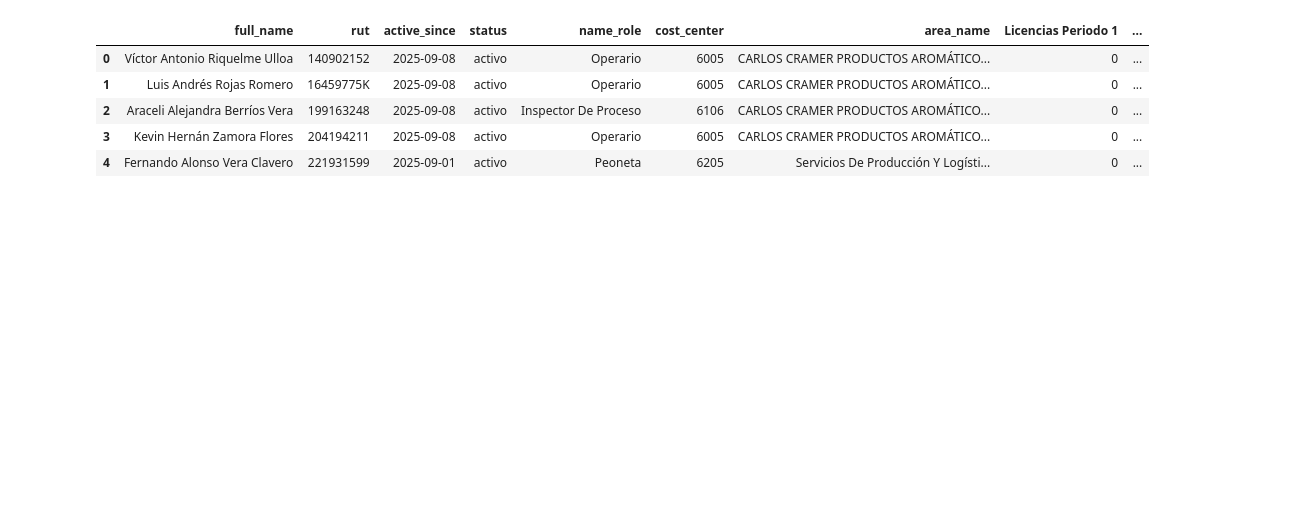
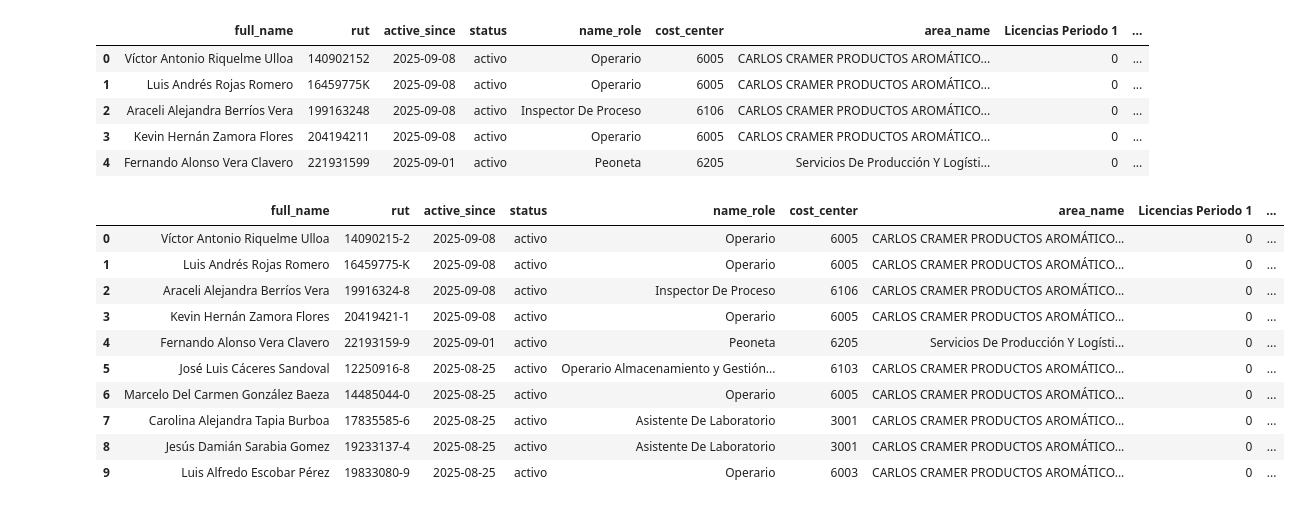
Before and after one commit to bgacitua/contenedor_cramer, a Jupyter notebook: Scripts de Python/Script Bono Asistencia/script_bono_asistencia_v3_final.ipynb, the cells around one changed output. Drawn from its saved outputs; the diff is of its cells as text; code cells hidden in the pictures; blank space fills up the shorter version.

```diff
--- a/Scripts de Python/Script Bono Asistencia/script_bono_asistencia_v3_final.ipynb
+++ b/Scripts de Python/Script Bono Asistencia/script_bono_asistencia_v3_final.ipynb
@@ -245,7 +245,7 @@ memory usage: 118.8+ KB
 # %%
 #Importar dataframe atrasos
 columnas_necesarias = ['nombreTipoAusencia' ,'fecha', 'horaInicio', 'horaProgramadaInicio', 'HoraInicioMarcaReloj', 'horaTermino', 'horaProgramadaTermino', 'HoraTerminoMarcaReloj', 'rut', 'nombre', 'apellidoPaterno', 'apellidoMaterno', 'Centrocosto_trabajador', 'PuestoIntegracion_trabajador', 'nombreMotivoPago']
-df_atrasos = pd.read_excel(r"C:\Users\bgacitua\Desktop\Repositorio_GitHub\Scripts de Python\Script Bono Asistencia\Archivos de trabajo\2025-09-11 12_03_10-1129404325-reporte_turnos_bruto_combinado.xlsx")
+df_atrasos = pd.read_excel(r"C:\Users\bgacitua\Desktop\Repositorio_GitHub\Scripts de Python\Script Bono Asistencia\Archivos de trabajo\2025-09-12 08_30_21-2018778312-reporte_turnos_bruto_combinado.xlsx")
 df_atrasos = df_atrasos[columnas_necesarias]
 df_atrasos.info()
 
@@ -871,8 +871,8 @@ Index(['full_name', 'rut', 'active_since', 'status', 'name_role',
        'Olvido Marca Periodo 2'],
       dtype='object')
 # %%
-columnas_periodo_1 = df_final.columns[df_final.columns.str.contains('Periodo 1', case=False, na=False)].tolist()
-columnas_periodo_2 = df_final.columns[df_final.columns.str.contains('Periodo 2', case=False, na=False)].tolist()
+columnas_periodo_1 = df_final.columns[df_final.columns.str.contains('Periodo 1', case=False, na=False)].tolist() + ['active_since']
+columnas_periodo_2 = df_final.columns[df_final.columns.str.contains('Periodo 2', case=False, na=False)].tolist() + ['active_since']
 
 display(columnas_periodo_1)
 display(columnas_periodo_2)
@@ -891,10 +893,14 @@ display(columnas_periodo_2)
 df_final_con_bono = df_final.copy()
 
 def calcular_bono_p1(row):
+    #Transformar col6 a datetime
+    row[columnas_periodo_1[5]] = pd.to_datetime(row[columnas_periodo_1[5]], errors='coerce')
+
     # Suma de las primeras tres columnas del periodo 1
     suma_3 = row[columnas_periodo_1[0]] + row[columnas_periodo_1[1]] + row[columnas_periodo_1[2]]
     col4 = row[columnas_periodo_1[3]]
     col5 = row[columnas_periodo_1[4]]
+    col6 = row[columnas_periodo_1[5]]
 
     if suma_3 >= 1:
         return "0"
@@ -902,22 +908,30 @@ def calcular_bono_p1(row):
         return "0"
     elif col5 >= 3:
         return "0"
+    elif col6 > fecha_inicio_q2:
+        return "0"
     else:
         return "0.5"
 
 df_final_con_bono['Bono Asistencia P1'] = df_final_con_bono.apply(calcular_bono_p1, axis=1)
 
 def calcular_bono_p2(row):
+    #Transformar col6 a datetime
+    row[columnas_periodo_2[5]] = pd.to_datetime(row[columnas_periodo_2[5]], errors='coerce')
+
     # Suma de las primeras tres columnas del periodo 1
     suma_3 = row[columnas_periodo_2[0]] + row[columnas_periodo_2[1]] + row[columnas_periodo_2[2]]
     col4 = row[columnas_periodo_2[3]]
     col5 = row[columnas_periodo_2[4]]
+    col6 = row[columnas_periodo_2[5]]
 
     if suma_3 >= 1:
         return "0"
     elif col4 >= 3:
         return "0"
     elif col5 >= 3:
+        return "0"
+    elif col6 > fecha_inicio_q2:
         return "0"
     else:
         return "0.5"
@@ -954,6 +968,21 @@ display(df_final_con_bono.head(5))
 | 2 | Araceli Alejandra Berríos Vera | 199163248 | 2025-09-08 | activo | Inspector De Proceso | 6106 | CARLOS CRAMER PRODUCTOS AROMÁTICO... | 0 | ... |
 | 3 | Kevin Hernán Zamora Flores | 204194211 | 2025-09-08 | activo | Operario | 6005 | CARLOS CRAMER PRODUCTOS AROMÁTICO... | 0 | ... |
 | 4 | Fernando Alonso Vera Clavero | 221931599 | 2025-09-01 | activo | Peoneta | 6205 | Servicios De Producción Y Logísti... | 0 | ... |
+# %%
+df_final_con_bono['rut'] = df_final_con_bono['rut'].str[:-1] + "-" + df_final_con_bono['rut'].str[-1]
+display(df_final_con_bono.head(10))
+# %% [output]
+|  | full_name | rut | active_since | status | name_role | cost_center | area_name | Licencias Periodo 1 | ... |
+| 0 | Víctor Antonio Riquelme Ulloa | 14090215-2 | 2025-09-08 | activo | Operario | 6005 | CARLOS CRAMER PRODUCTOS AROMÁTICO... | 0 | ... |
+| 1 | Luis Andrés Rojas Romero | 16459775-K | 2025-09-08 | activo | Operario | 6005 | CARLOS CRAMER PRODUCTOS AROMÁTICO... | 0 | ... |
+| 2 | Araceli Alejandra Berríos Vera | 19916324-8 | 2025-09-08 | activo | Inspector De Proceso | 6106 | CARLOS CRAMER PRODUCTOS AROMÁTICO... | 0 | ... |
+| 3 | Kevin Hernán Zamora Flores | 20419421-1 | 2025-09-08 | activo | Operario | 6005 | CARLOS CRAMER PRODUCTOS AROMÁTICO... | 0 | ... |
+| 4 | Fernando Alonso Vera Clavero | 22193159-9 | 2025-09-01 | activo | Peoneta | 6205 | Servicios De Producción Y Logísti... | 0 | ... |
+| 5 | José Luis Cáceres Sandoval | 12250916-8 | 2025-08-25 | activo | Operario Almacenamiento y Gestión... | 6103 | CARLOS CRAMER PRODUCTOS AROMÁTICO... | 0 | ... |
+| 6 | Marcelo Del Carmen González Baeza | 14485044-0 | 2025-08-25 | activo | Operario | 6005 | CARLOS CRAMER PRODUCTOS AROMÁTICO... | 0 | ... |
+| 7 | Carolina Alejandra Tapia Burboa | 17835585-6 | 2025-08-25 | activo | Asistente De Laboratorio | 3001 | CARLOS CRAMER PRODUCTOS AROMÁTICO... | 0 | ... |
+| 8 | Jesús Damián Sarabia Gomez | 19233137-4 | 2025-08-25 | activo | Asistente De Laboratorio | 3001 | CARLOS CRAMER PRODUCTOS AROMÁTICO... | 0 | ... |
+| 9 | Luis Alfredo Escobar Pérez | 19833080-9 | 2025-08-25 | activo | Operario | 6003 | CARLOS CRAMER PRODUCTOS AROMÁTICO... | 0 | ... |
 # %%
 #Exportar archivo para Juan Cárcamo
 
```
Also changed, not shown: parts of 7 cells of this notebook, 4 other files.
